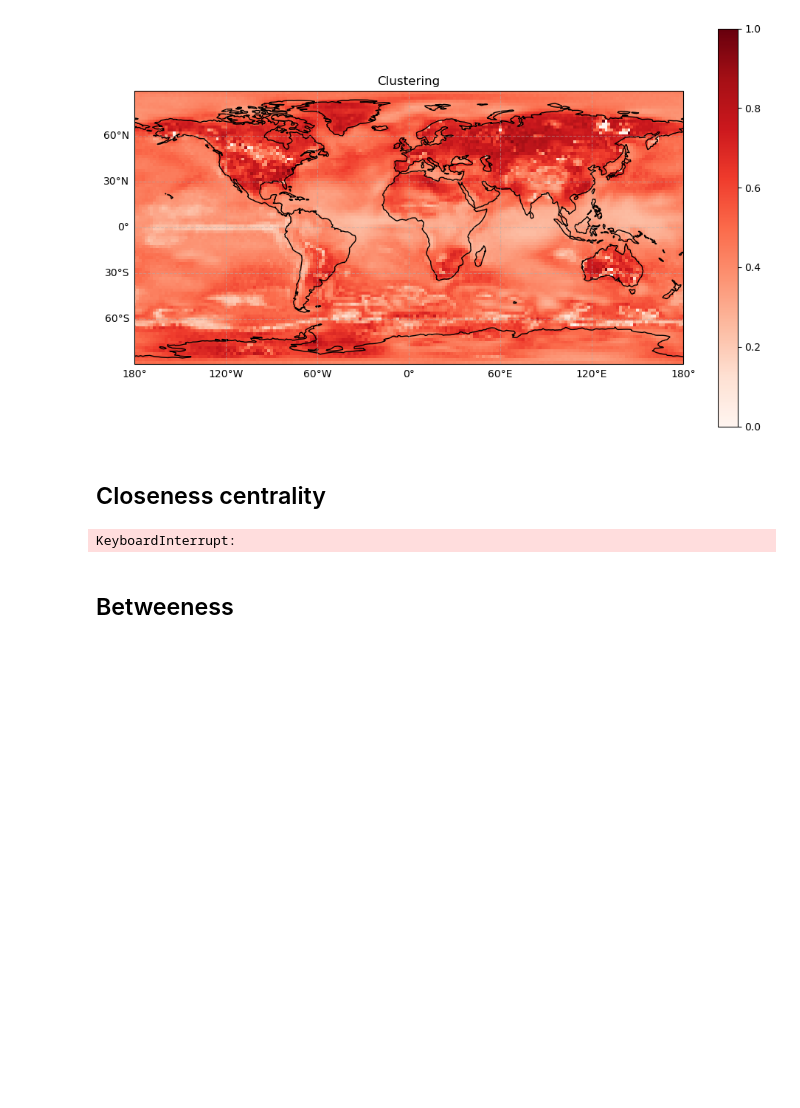
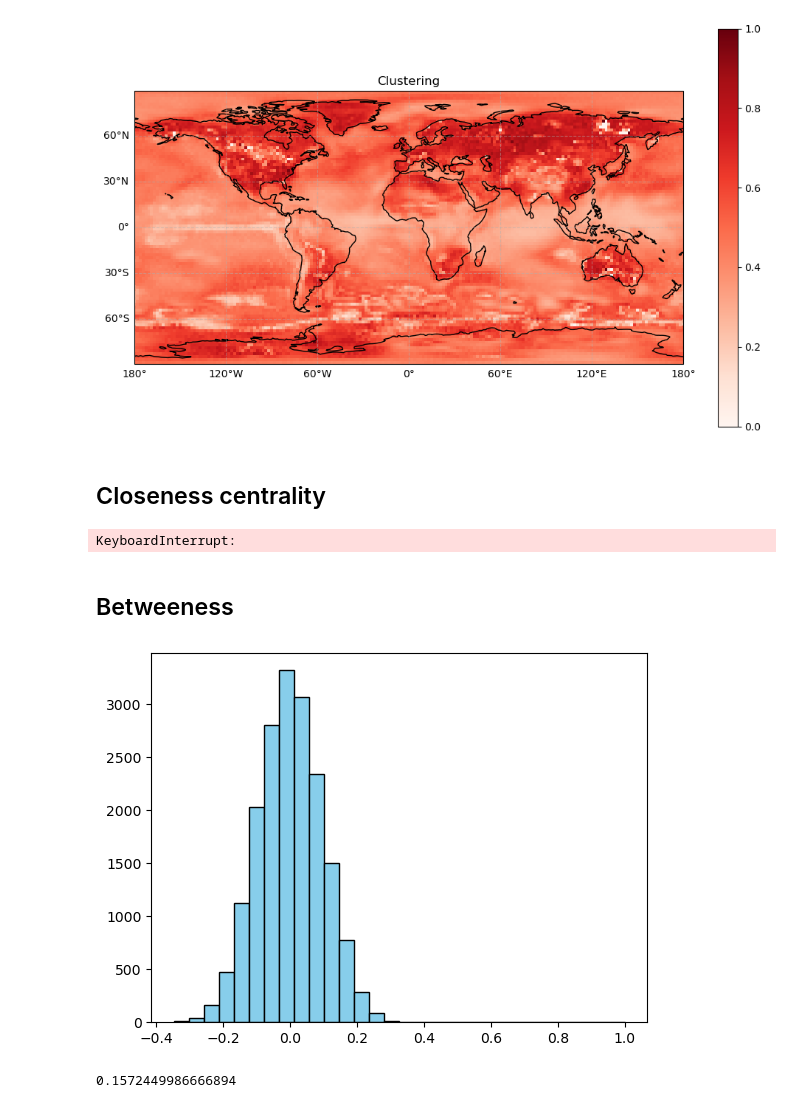
Before and after one commit to ipelayo1/TFG_Ivan, a Jupyter notebook: extract_data.ipynb, the cells around one changed output. Saved outputs shown, nothing was run; the diff lists cells and outputs as text; code cells hidden in the pictures; blank space fills up the shorter version.

```diff
--- a/extract_data.ipynb
+++ b/extract_data.ipynb
@@ -1122,3 +1122,31 @@ gl.right_labels = False
 
 plt.title("Betweenness centrality")
 plt.show()
+# %%
+#surrogates como en el artículo (creo, tengo que mover esta celda arriba más adelante)
+
+ran_anomalies = gen_random_grid(anomalies)
+
+#cojo nodo random de mi red de datos para hallar sus correlaciones con los nodos de la red random
+
+ran_lat = np.random.uniform(-90, 90)
+ran_lon = np.random.uniform(-180, 180)
+
+n_nodes = anomalies.lat.size * anomalies.lon.size
+ran_corr = np.zeros(n_nodes)
+
+for i in range(n_nodes):
+    ran_corr[i] = np.corrcoef(anomalies.sel(lat=ran_lat, lon=ran_lon, method = 'nearest').values, ran_anomalies[:,i])[0, 1]
+
+
+#r_rand = ran_corr.reshape(-1)
+
+th95 = np.percentile(ran_corr, 95)
+
+plt.hist(ran_corr, bins=30, color='skyblue', edgecolor='black')
+plt.show()
+
+print(th95)
+# %% [output]
+[figure, added]
+0.1572449986666894
```
Also changed, not shown: 1 other file.
